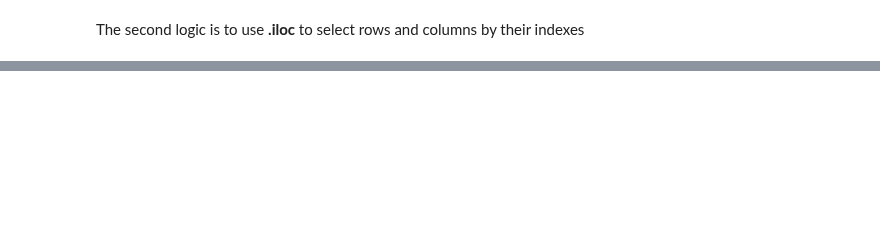
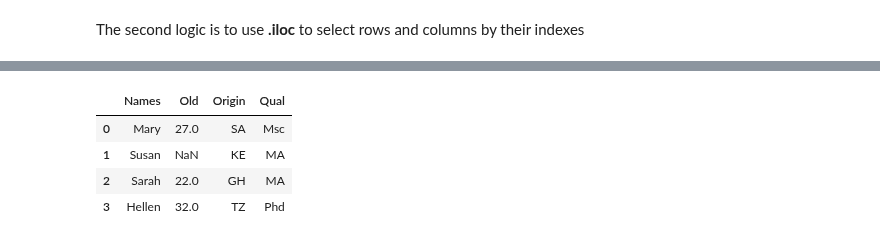
Before and after one commit to WPSYG/Python-2-day-workshop, a Jupyter notebook: Part_05_Pandas.ipynb, the cells around one changed output, grey strips where cells are left out. Drawn from its saved outputs; the diff is of its cells as text; code cells hidden in the pictures; blank space fills up the shorter version.

```diff
--- a/Part_05_Pandas.ipynb
+++ b/Part_05_Pandas.ipynb
@@ -342,0 +244,10 @@ ___
+# %%
+#Renaming all columns
+df.columns=["Names","Old","Origin","Qual"]
+df
+# %% [output]
+|  | Names | Old | Origin | Qual |
+| 0 | Mary | 27.0 | SA | Msc |
+| 1 | Susan | NaN | KE | MA |
+| 2 | Sarah | 22.0 | GH | MA |
+| 3 | Hellen | 32.0 | TZ | Phd |
```
Also changed, not shown: parts of 105 cells of this notebook.
